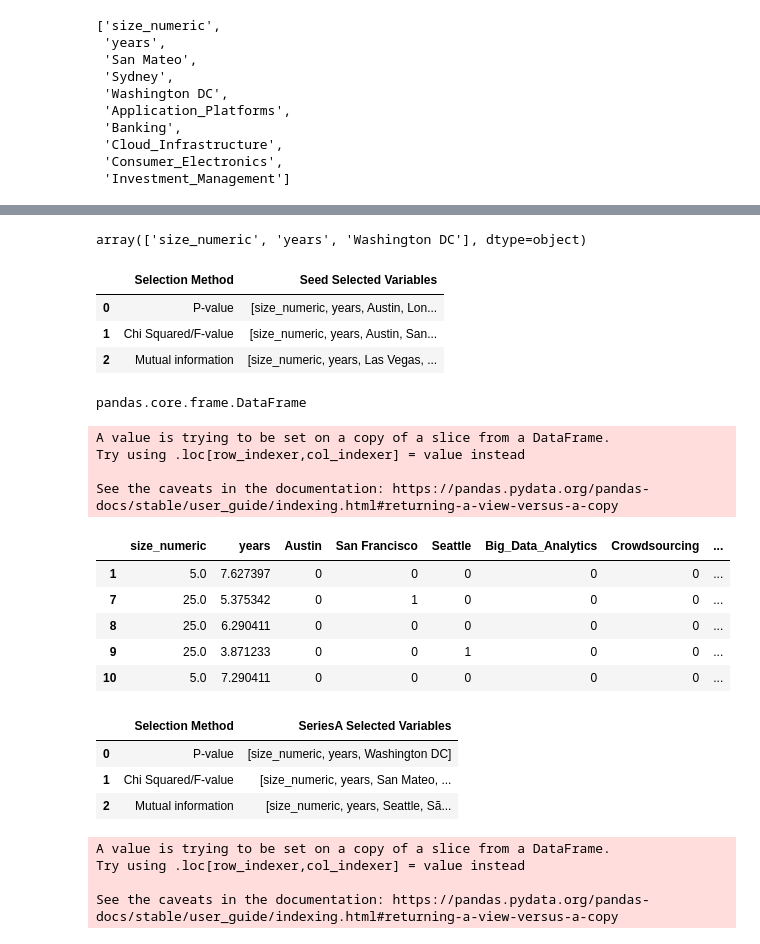
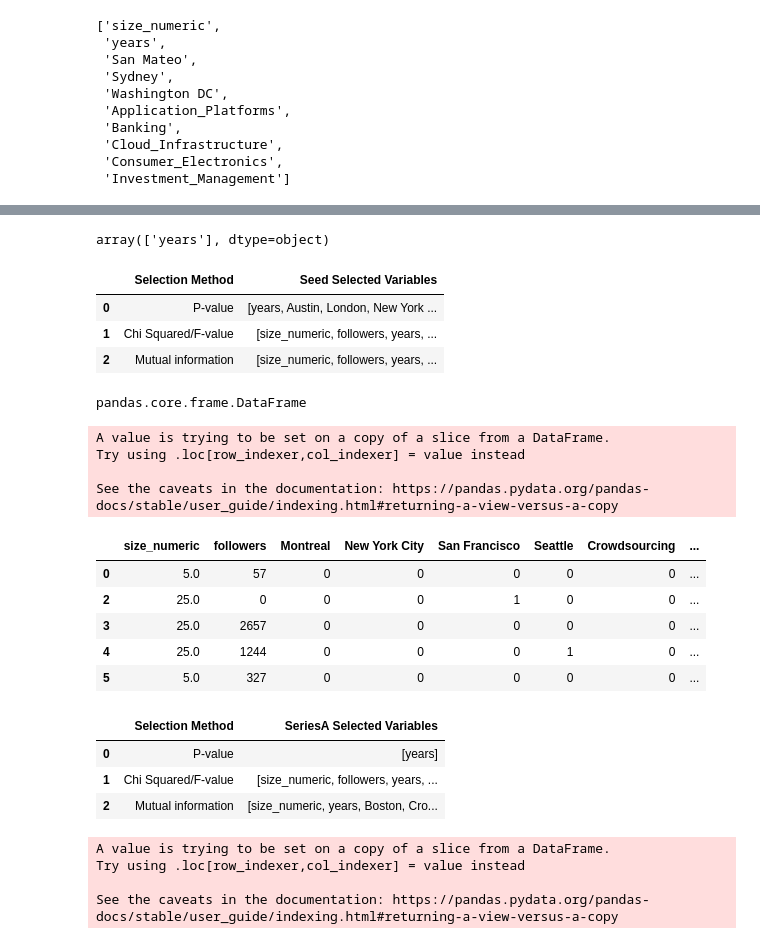
Before and after one commit to Sagar401/Startup_Assessment_using_ML, a Jupyter notebook: notebooks/ml_logistic.ipynb, the cells around one changed output, grey strips where cells are left out. Drawn from its saved outputs; the diff is of its cells as text; code cells hidden in the pictures.

```diff
--- a/notebooks/ml_logistic.ipynb
+++ b/notebooks/ml_logistic.ipynb
@@ -20,10 +20,12 @@ from sklearn.metrics import roc_auc_score, roc_curve, auc
 # %% [markdown]
 ### Creating Dataframe
 # %%
-comp = pd.read_csv('C:/Users/daswa/Desktop/Data Science Projects/Healthcare_Startup_Assessment/data_store/processed/companies_full.csv')
+comp = pd.read_csv('C:/Users/daswa/Desktop/Data Science Projects/Healthcare_Startup_Assessment/data_store/processed/final_data_companies_social_media.csv')
 comp = comp[comp.stage.notna()
      & comp.name.notna() & comp["size_numeric"].notna()]
 comp['market'] = comp['market'].apply(lambda row: str(row).replace(" ", "_"))
+# %%
+comp['raised_2mil_new'] = comp['raised'].apply(lambda row: 1 if row>1000000 else 0)
 # %%
 comp.head()
 # %% [output]
@@ -116,5 +127,6 @@ seed_x.shape
 # %%
-seriesA_x =one_hot(one_hot(seriesA[['location','size_numeric','years','market']],"location"),"market")
+seriesA_x =one_hot(one_hot(seriesA[['location','size_numeric','followers','years','market']],"location"),"market")
+#seriesA_x['followers'] = seriesA['followers']
 # %%
 for i in [seed_x, seed_y, seriesA_x, seriesA_y]:
     print(i.shape)
@@ -573,21 +425,22 @@ Optimization terminated successfully.
 # %%
 p_seriesA
 # %% [output]
-array(['size_numeric', 'years', 'Washington DC'], dtype=object)
+array(['years'], dtype=object)
 # %%
 pd.set_option('display.max_colwidth', None)
 
-data = [['P-value', p_seed],
+data = [
+['P-value', p_seed],
 ['Chi Squared/F-value', chi2_seed],
 ['Mutual information', mutual_seed],
 ]
 df = pd.DataFrame(data, columns = ['Selection Method', 'Seed Selected Variables'])
 df
 # %% [output]
 |  | Selection Method | Seed Selected Variables |
-| 0 | P-value | [size_numeric, years, Austin, Lon... |
-| 1 | Chi Squared/F-value | [size_numeric, years, Austin, San... |
-| 2 | Mutual information | [size_numeric, years, Las Vegas, ... |
+| 0 | P-value | [years, Austin, London, New York ... |
+| 1 | Chi Squared/F-value | [size_numeric, followers, years, ... |
+| 2 | Mutual information | [size_numeric, followers, years, ... |
 # %%
 type(seed_x)
 # %% [output]
@@ -601,12 +454,12 @@ A value is trying to be set on a copy of a slice from a DataFrame.
 Try using .loc[row_indexer,col_indexer] = value instead
 
 See the caveats in the documentation: https://pandas.pydata.org/pandas-docs/stable/user_guide/indexing.html#returning-a-view-versus-a-copy
-|  | size_numeric | years | Austin | San Francisco | Seattle | Big_Data_Analytics | Crowdsourcing | ... |
-| 1 | 5.0 | 7.627397 | 0 | 0 | 0 | 0 | 0 | ... |
-| 7 | 25.0 | 5.375342 | 0 | 1 | 0 | 0 | 0 | ... |
-| 8 | 25.0 | 6.290411 | 0 | 0 | 0 | 0 | 0 | ... |
-| 9 | 25.0 | 3.871233 | 0 | 0 | 1 | 0 | 0 | ... |
-| 10 | 5.0 | 7.290411 | 0 | 0 | 0 | 0 | 0 | ... |
+|  | size_numeric | followers | Montreal | New York City | San Francisco | Seattle | Crowdsourcing | ... |
+| 0 | 5.0 | 57 | 0 | 0 | 0 | 0 | 0 | ... |
+| 2 | 25.0 | 0 | 0 | 0 | 1 | 0 | 0 | ... |
+| 3 | 25.0 | 2657 | 0 | 0 | 0 | 0 | 0 | ... |
+| 4 | 25.0 | 1244 | 0 | 0 | 0 | 1 | 0 | ... |
+| 5 | 5.0 | 327 | 0 | 0 | 0 | 0 | 0 | ... |
 # %%
 seed_final.to_csv('../data_store/processed/seed_final.csv')
 # %%
@@ -618,9 +471,9 @@ df = pd.DataFrame(data, columns = ['Selection Method', 'SeriesA Selected Variabl
 df
 # %% [output]
 |  | Selection Method | SeriesA Selected Variables |
-| 0 | P-value | [size_numeric, years, Washington DC] |
-| 1 | Chi Squared/F-value | [size_numeric, years, San Mateo, ... |
-| 2 | Mutual information | [size_numeric, years, Seattle, Sã... |
+| 0 | P-value | [years] |
+| 1 | Chi Squared/F-value | [size_numeric, followers, years, ... |
+| 2 | Mutual information | [size_numeric, years, Boston, Cro... |
 # %%
 seriesA_final = seriesA_x[chi2_seriesA]
 seriesA_final['raised_12m'] = seriesA_y.to_frame()
```
Also changed, not shown: parts of 36 cells of this notebook, 15 other files.
